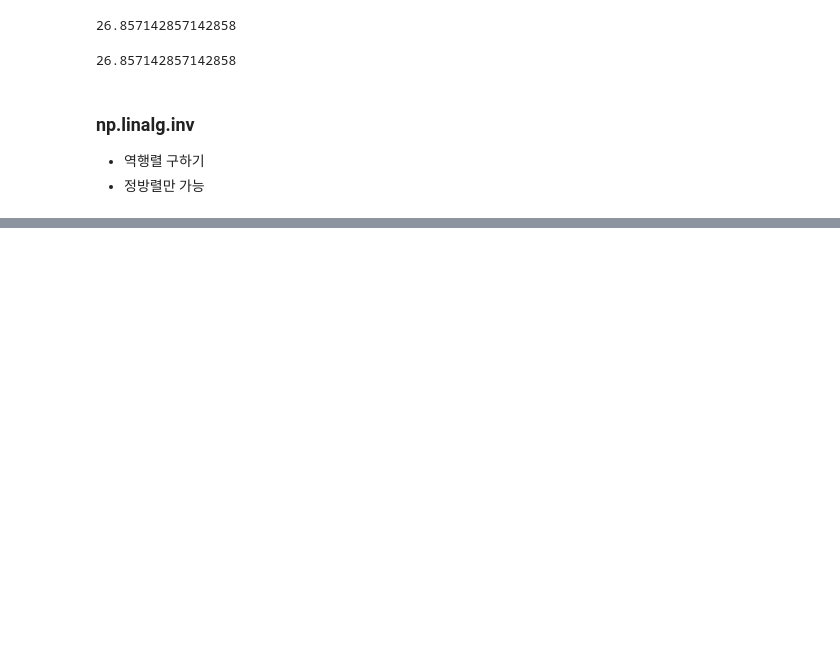
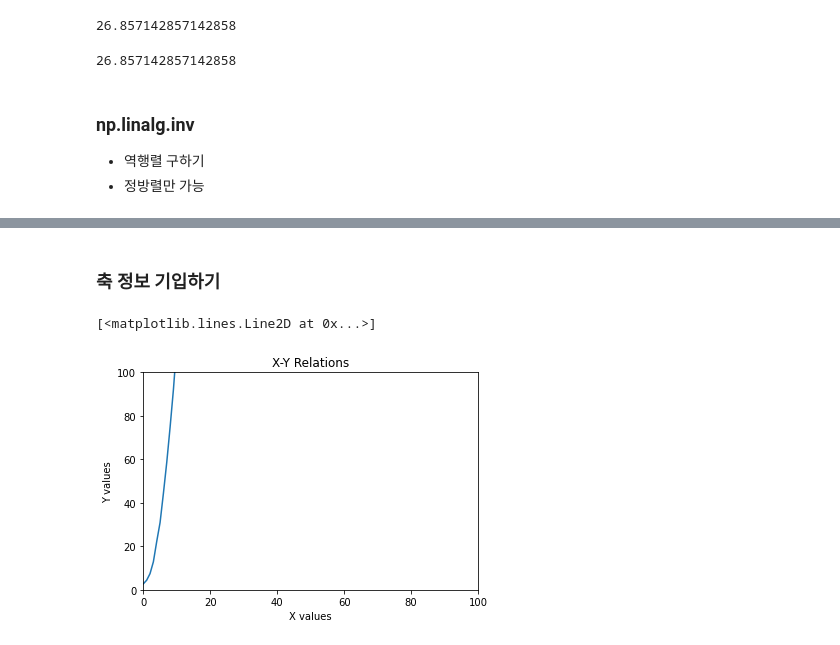
Before and after one commit to devJJinho/FastCampus_-, a Jupyter notebook: 03. 데이터 처리를 위한 Python (Numpy)/Chapter 01. ndarray .ipynb, the cells around one changed output, grey strips where cells are left out. Saved outputs shown, nothing was run; the diff lists cells and outputs as text; code cells hidden in the pictures; blank space fills up the shorter version.

```diff
--- a/03. 데이터 처리를 위한 Python (Numpy)/Chapter 01. ndarray .ipynb
+++ b/03. 데이터 처리를 위한 Python (Numpy)/Chapter 01. ndarray .ipynb
@@ -442,0 +517,13 @@ np.mean(temp[temp>25.0])
+# %% [markdown]
+### 축 정보 기입하기
+# %%
+plt.xlabel('X values')
+plt.ylabel('Y values')
+plt.title('X-Y Relations')
+# plt.grid(True)
+plt.xlim(0,100)
+plt.ylim(0,100)
+plt.plot(x,y)
+# %% [output]
+[<matplotlib.lines.Line2D at 0x...>]
+[figure, added]
```
Also changed, not shown: parts of 22 cells of this notebook, 26 other files.
